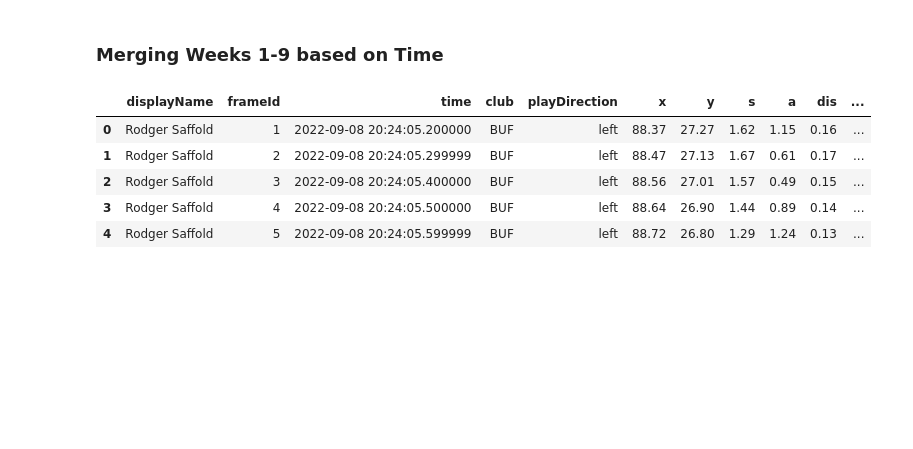
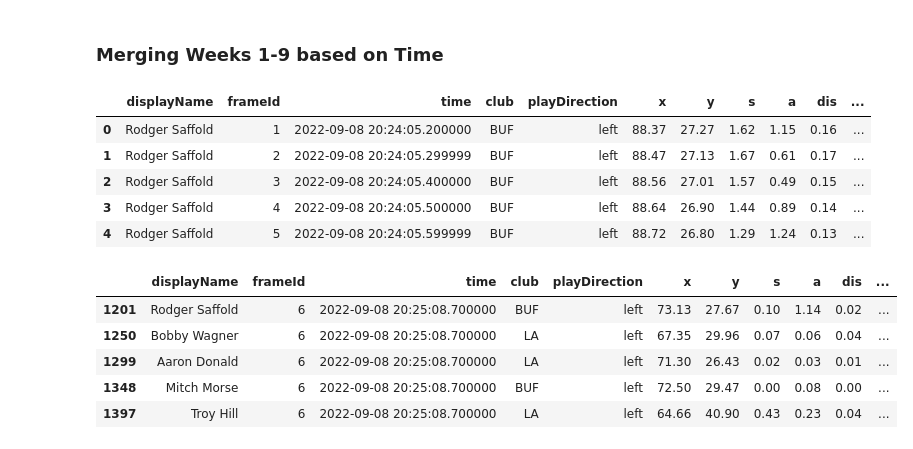
Before and after one commit to aclima88/NFL_BigDataBowl, a Jupyter notebook: TrackingWeeksCleanUp.ipynb, the cells around one changed output. Drawn from its saved outputs; the diff is of its cells as text; code cells hidden in the pictures; blank space fills up the shorter version.

```diff
--- a/TrackingWeeksCleanUp.ipynb
+++ b/TrackingWeeksCleanUp.ipynb
@@ -299,3 +300,14 @@ merged_weeks_df.head()
 | 2 | Rodger Saffold | 3 | 2022-09-08 20:24:05.400000 | BUF | left | 88.56 | 27.01 | 1.57 | 0.49 | 0.15 | ... |
 | 3 | Rodger Saffold | 4 | 2022-09-08 20:24:05.500000 | BUF | left | 88.64 | 26.90 | 1.44 | 0.89 | 0.14 | ... |
 | 4 | Rodger Saffold | 5 | 2022-09-08 20:24:05.599999 | BUF | left | 88.72 | 26.80 | 1.29 | 1.24 | 0.13 | ... |
+# %%
+# Filter the DataFrame for rows where the event is a ball snap
+ball_snap_df = merged_weeks_df[merged_weeks_df['event'] == 'ball_snap']
+ball_snap_df.head()
+# %% [output]
+|  | displayName | frameId | time | club | playDirection | x | y | s | a | dis | ... |
+| 1201 | Rodger Saffold | 6 | 2022-09-08 20:25:08.700000 | BUF | left | 73.13 | 27.67 | 0.10 | 1.14 | 0.02 | ... |
+| 1250 | Bobby Wagner | 6 | 2022-09-08 20:25:08.700000 | LA | left | 67.35 | 29.96 | 0.07 | 0.06 | 0.04 | ... |
+| 1299 | Aaron Donald | 6 | 2022-09-08 20:25:08.700000 | LA | left | 71.30 | 26.43 | 0.02 | 0.03 | 0.01 | ... |
+| 1348 | Mitch Morse | 6 | 2022-09-08 20:25:08.700000 | BUF | left | 72.50 | 29.47 | 0.00 | 0.08 | 0.00 | ... |
+| 1397 | Troy Hill | 6 | 2022-09-08 20:25:08.700000 | LA | left | 64.66 | 40.90 | 0.43 | 0.23 | 0.04 | ... |
```
Also changed, not shown: parts of 7 cells of this notebook.
